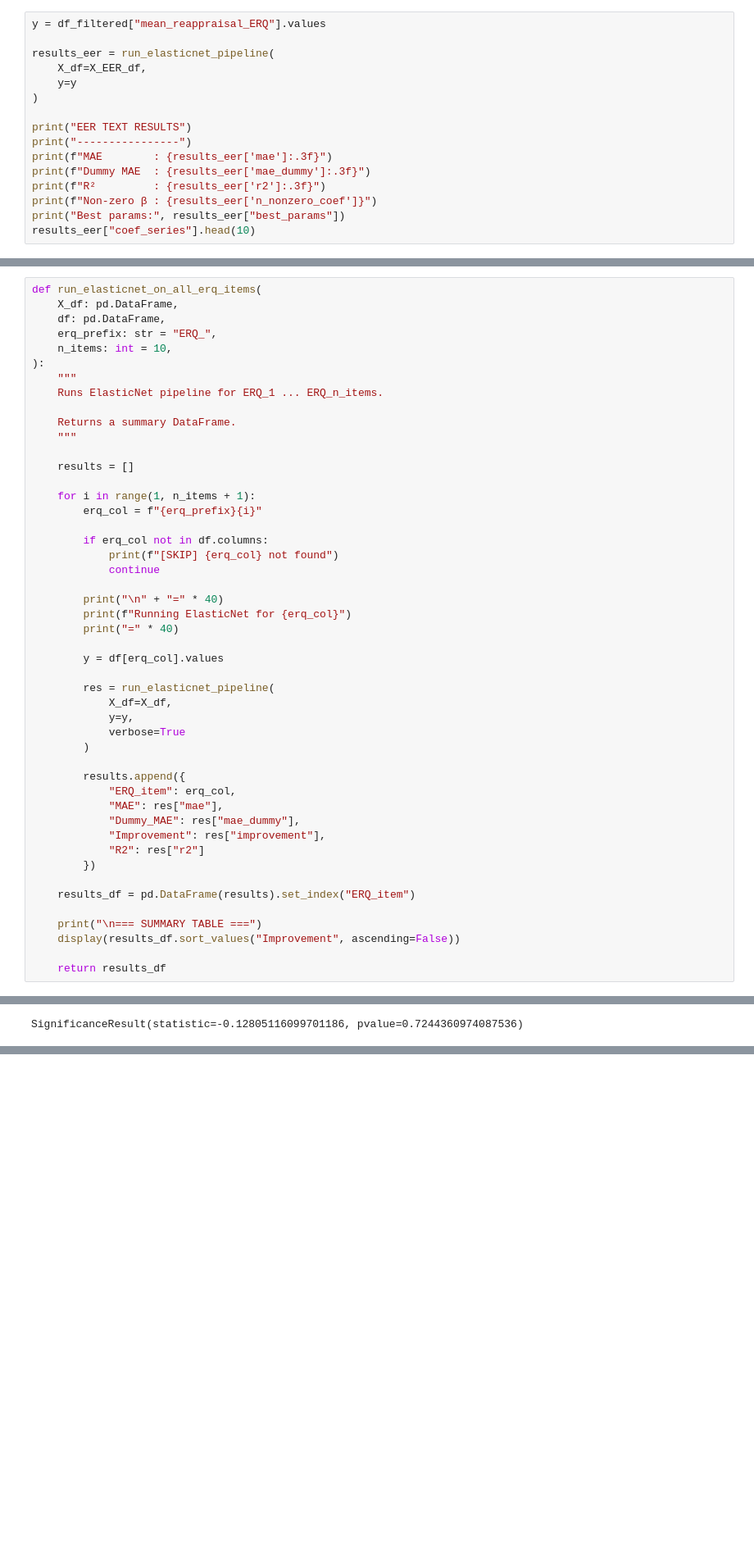
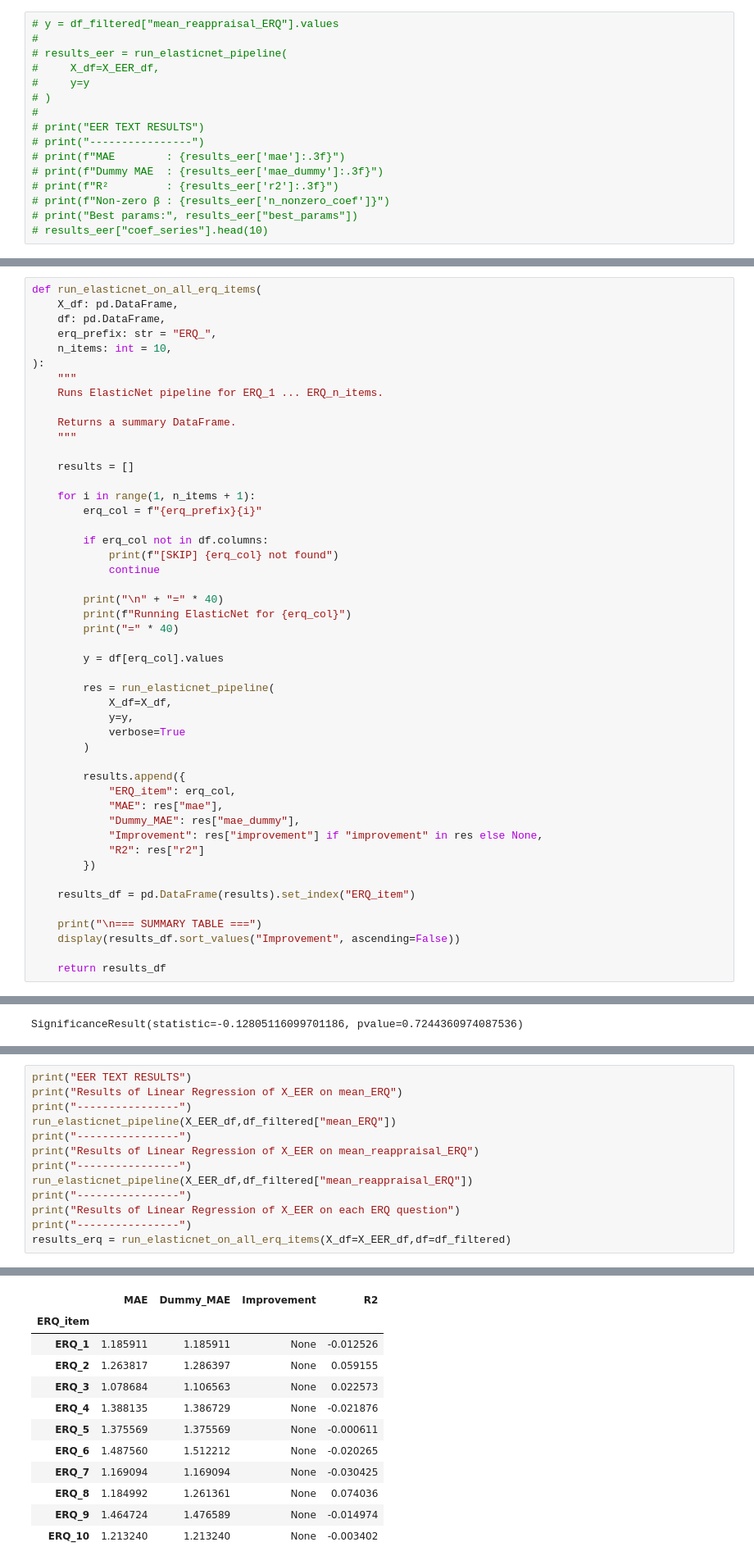
Before and after one commit to DanAbergel/ParentalER-NLP, a Jupyter notebook: preprocess/linearRegression.ipynb, the cells around one changed output, grey strips where cells are left out. Shown at 82% size. Drawn from its saved outputs; the diff is of its cells as text; blank space fills up the shorter version.

```diff
--- a/preprocess/linearRegression.ipynb
+++ b/preprocess/linearRegression.ipynb
@@ -1005,16 +971,16 @@ dtype: float64
 # %%
-y = df_filtered["mean_reappraisal_ERQ"].values
-
-results_eer = run_elasticnet_pipeline(
-    X_df=X_EER_df,
-    y=y
-)
-
-print("EER TEXT RESULTS")
-print("----------------")
-print(f"MAE        : {results_eer['mae']:.3f}")
-print(f"Dummy MAE  : {results_eer['mae_dummy']:.3f}")
-print(f"R²         : {results_eer['r2']:.3f}")
-print(f"Non-zero β : {results_eer['n_nonzero_coef']}")
-print("Best params:", results_eer["best_params"])
-results_eer["coef_series"].head(10)
+# y = df_filtered["mean_reappraisal_ERQ"].values
+#
+# results_eer = run_elasticnet_pipeline(
+#     X_df=X_EER_df,
+#     y=y
+# )
+#
+# print("EER TEXT RESULTS")
+# print("----------------")
+# print(f"MAE        : {results_eer['mae']:.3f}")
+# print(f"Dummy MAE  : {results_eer['mae_dummy']:.3f}")
+# print(f"R²         : {results_eer['r2']:.3f}")
+# print(f"Non-zero β : {results_eer['n_nonzero_coef']}")
+# print("Best params:", results_eer["best_params"])
+# results_eer["coef_series"].head(10)
@@ -1347,7 +1270,7 @@ def run_elasticnet_on_all_erq_items(
             "ERQ_item": erq_col,
             "MAE": res["mae"],
             "Dummy_MAE": res["mae_dummy"],
-            "Improvement": res["improvement"],
+            "Improvement": res["improvement"] if "improvement" in res else None,
             "R2": res["r2"]
         })
 
@@ -1449,0 +1415,14 @@ SignificanceResult(statistic=-0.12805116099701186, pvalue=0.7244360974087536)
+# %%
+print("EER TEXT RESULTS")
+print("Results of Linear Regression of X_EER on mean_ERQ")
+print("----------------")
+run_elasticnet_pipeline(X_EER_df,df_filtered["mean_ERQ"])
+print("----------------")
+print("Results of Linear Regression of X_EER on mean_reappraisal_ERQ")
+print("----------------")
+run_elasticnet_pipeline(X_EER_df,df_filtered["mean_reappraisal_ERQ"])
+print("----------------")
+print("Results of Linear Regression of X_EER on each ERQ question")
+print("----------------")
+results_erq = run_elasticnet_on_all_erq_items(X_df=X_EER_df,df=df_filtered)
+# %% [output]
@@ -1449,0 +1446,12 @@ SignificanceResult(statistic=-0.12805116099701186, pvalue=0.7244360974087536)
+|  | MAE | Dummy_MAE | Improvement | R2 |
+| ERQ_item |  |  |  |  |
+| ERQ_1 | 1.185911 | 1.185911 | None | -0.012526 |
+| ERQ_2 | 1.263817 | 1.286397 | None | 0.059155 |
+| ERQ_3 | 1.078684 | 1.106563 | None | 0.022573 |
+| ERQ_4 | 1.388135 | 1.386729 | None | -0.021876 |
+| ERQ_5 | 1.375569 | 1.375569 | None | -0.000611 |
+| ERQ_6 | 1.487560 | 1.512212 | None | -0.020265 |
+| ERQ_7 | 1.169094 | 1.169094 | None | -0.030425 |
+| ERQ_8 | 1.184992 | 1.261361 | None | 0.074036 |
+| ERQ_9 | 1.464724 | 1.476589 | None | -0.014974 |
+| ERQ_10 | 1.213240 | 1.213240 | None | -0.003402 |
```
Also changed, not shown: parts of 33 cells of this notebook, 5 other files.
